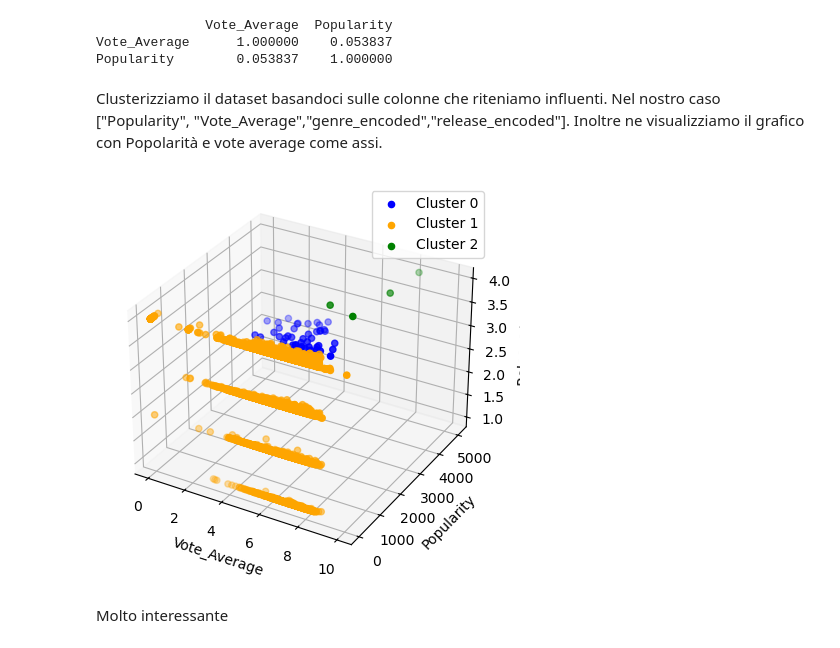
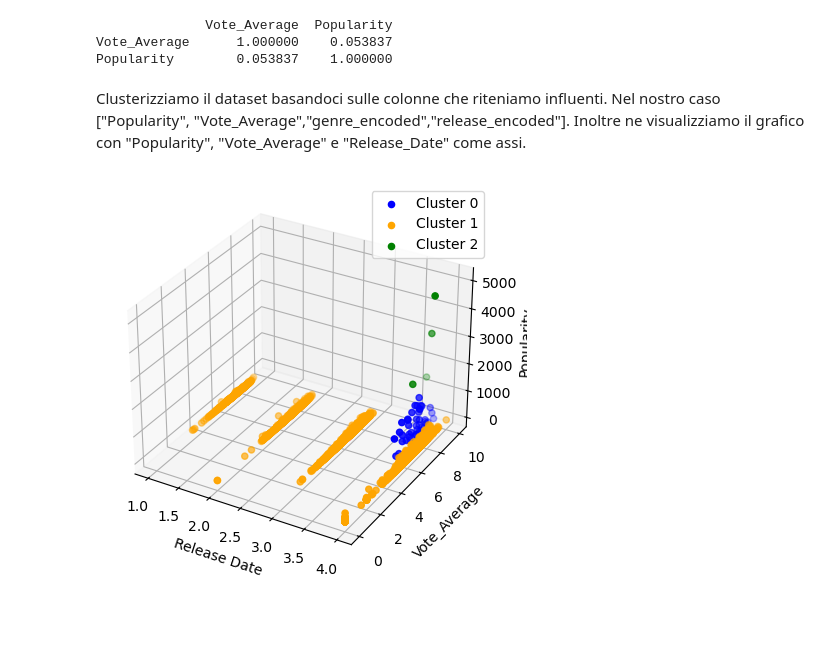
Before and after one commit to giampyhatesyou/Ids, a Jupyter notebook: pr.ipynb, the cells around one changed output. Saved outputs shown, nothing was run; the diff lists cells and outputs as text; code cells hidden in the pictures; blank space fills up the shorter version.

```diff
--- a/pr.ipynb
+++ b/pr.ipynb
@@ -569,38 +578,36 @@ print(correlation)
 Vote_Average      1.000000    0.053837
 Popularity        0.053837    1.000000
 # %% [markdown]
-Clusterizziamo il dataset basandoci sulle colonne che riteniamo influenti. Nel nostro caso ["Popularity", "Vote_Average","genre_encoded","release_encoded"]. Inoltre ne visualizziamo il grafico con Popolarità e vote average come assi.
+Clusterizziamo il dataset basandoci sulle colonne che riteniamo influenti. Nel nostro caso ["Popularity", "Vote_Average","genre_encoded","release_encoded"]. Inoltre ne visualizziamo il grafico con "Popularity", "Vote_Average" e "Release_Date" come assi.
 # %%
 import matplotlib.pyplot as plt
 from mpl_toolkits.mplot3d import Axes3D
 
 # Assuming 'dataset' contains your data
 # Ensure you have imported necessary libraries like pandas and sklearn
 
 # Your KMeans clustering code
 kmeans = sk.KMeans(n_clusters=3, random_state=1, n_init=kmax)
 clusters = kmeans.fit_predict(dataset[["Popularity", "Vote_Average","genre_encoded","release_encoded"]])
 dataset["cluster"] = clusters
 
 # Plotting in 3D
 fig = plt.figure(figsize=(5, 5))
 plt.tight_layout()
 ax = fig.add_subplot(111, projection='3d')
 
 color = ['b','orange','g']
 
 for i in range(0, 3):
-    ax.scatter(dataset.loc[dataset['cluster'] == i, 'Vote_Average'],
+    ax.scatter(dataset.loc[dataset['cluster'] == i, 'release_encoded'],
+               dataset.loc[dataset['cluster'] == i, 'Vote_Average'],
                dataset.loc[dataset['cluster'] == i, 'Popularity'],
-               dataset.loc[dataset['cluster'] == i, 'release_encoded'],
                color=color[i], label='Cluster ' + str(i))
 
-ax.set_xlabel('Vote_Average')
-ax.set_ylabel('Popularity')
-ax.set_zlabel('Release Year')
+ax.set_xlabel('Release Date')
+ax.set_ylabel('Vote_Average')
+ax.set_zlabel('Popularity')
 ax.legend()
 plt.show()
 # %% [output]
-[figure, old version]
+[figure, new version]
-# %% [markdown]
-Molto interessante
```
Also changed, not shown: parts of 10 cells of this notebook.
